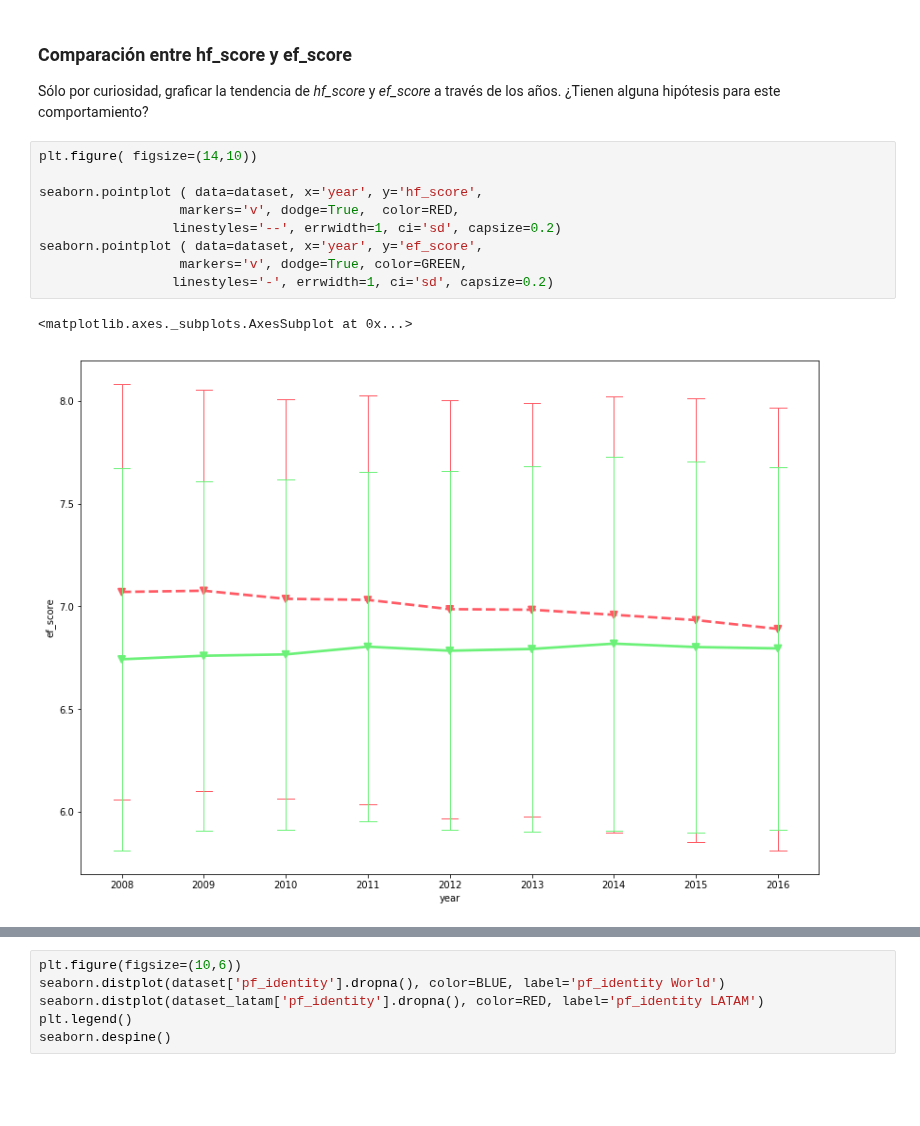
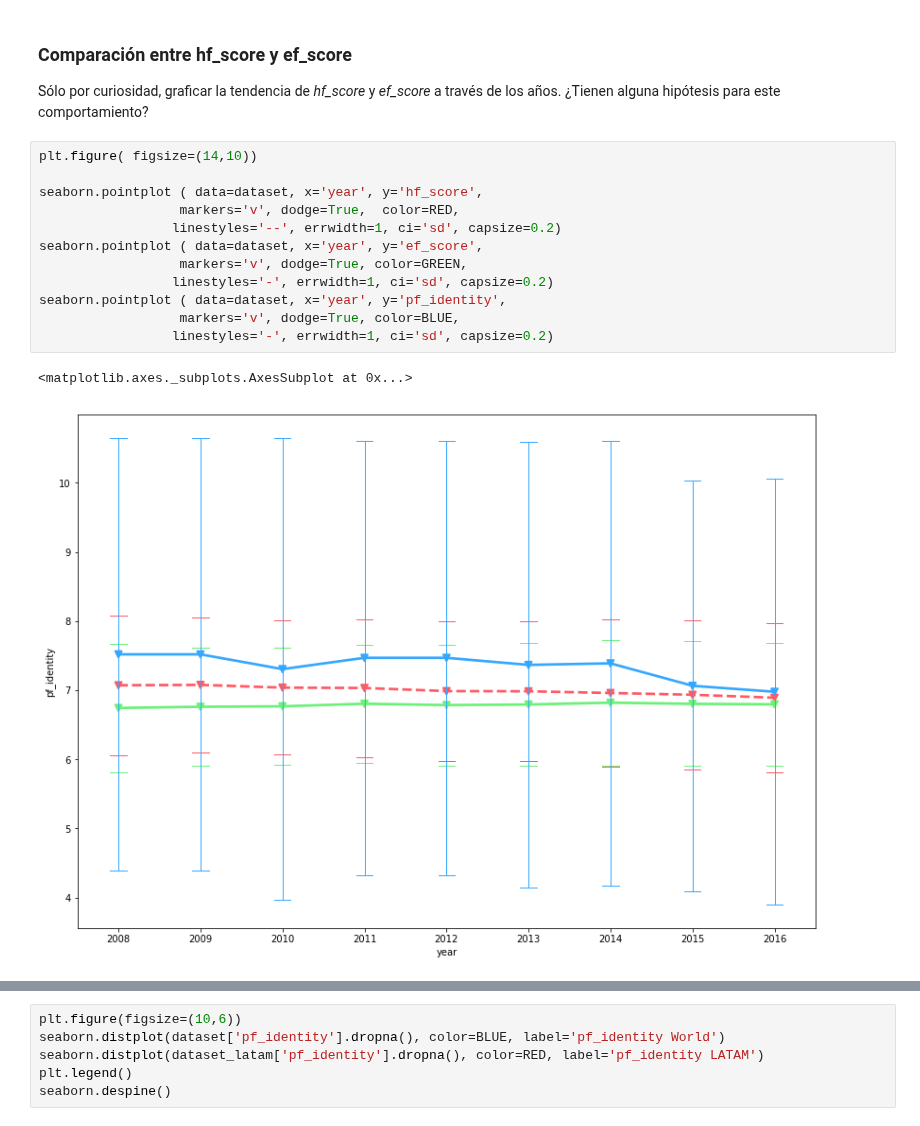
Before and after one commit to kevinsen/diplodatos-ayv-1, a Jupyter notebook: 02_practico_I_mz.ipynb, the cells around one changed output, grey strips where cells are left out. Cells and saved outputs as stored; diff of their text form; blank space fills up the shorter version.

```diff
--- a/02_practico_I_mz.ipynb
+++ b/02_practico_I_mz.ipynb
@@ -342,14 +350,17 @@ Sólo por curiosidad, graficar la tendencia de *hf_score* y *ef_score* a través
 # %%
 plt.figure( figsize=(14,10))
 
 seaborn.pointplot ( data=dataset, x='year', y='hf_score',
                   markers='v', dodge=True,  color=RED,
                  linestyles='--', errwidth=1, ci='sd', capsize=0.2)
 seaborn.pointplot ( data=dataset, x='year', y='ef_score',
                   markers='v', dodge=True, color=GREEN,
                  linestyles='-', errwidth=1, ci='sd', capsize=0.2)
+seaborn.pointplot ( data=dataset, x='year', y='pf_identity',
+                  markers='v', dodge=True, color=BLUE,
+                 linestyles='-', errwidth=1, ci='sd', capsize=0.2)
 # %% [output]
 <matplotlib.axes._subplots.AxesSubplot at 0x...>
-[figure, old version]
+[figure, new version]
 # %% [markdown]
 ## 2. Distribuciones
```
Also changed, not shown: parts of 36 cells of this notebook.
